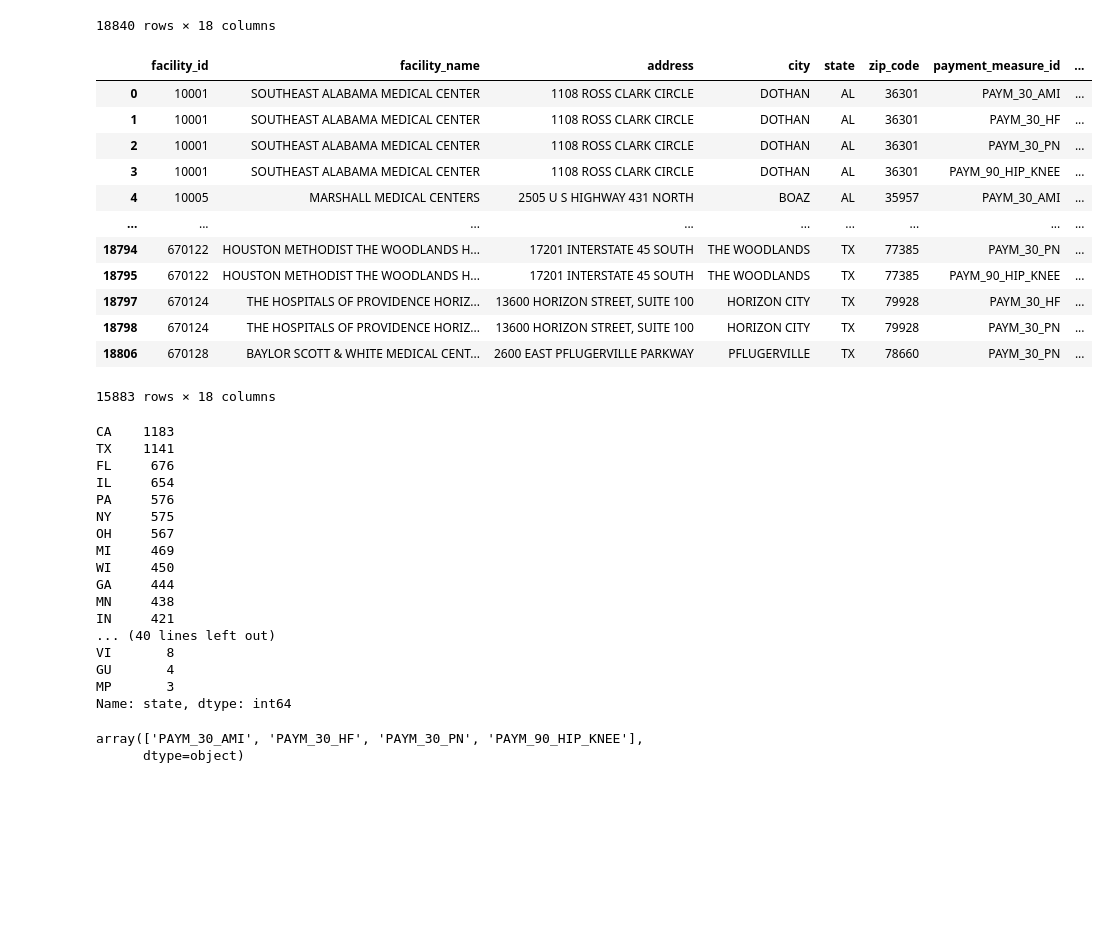
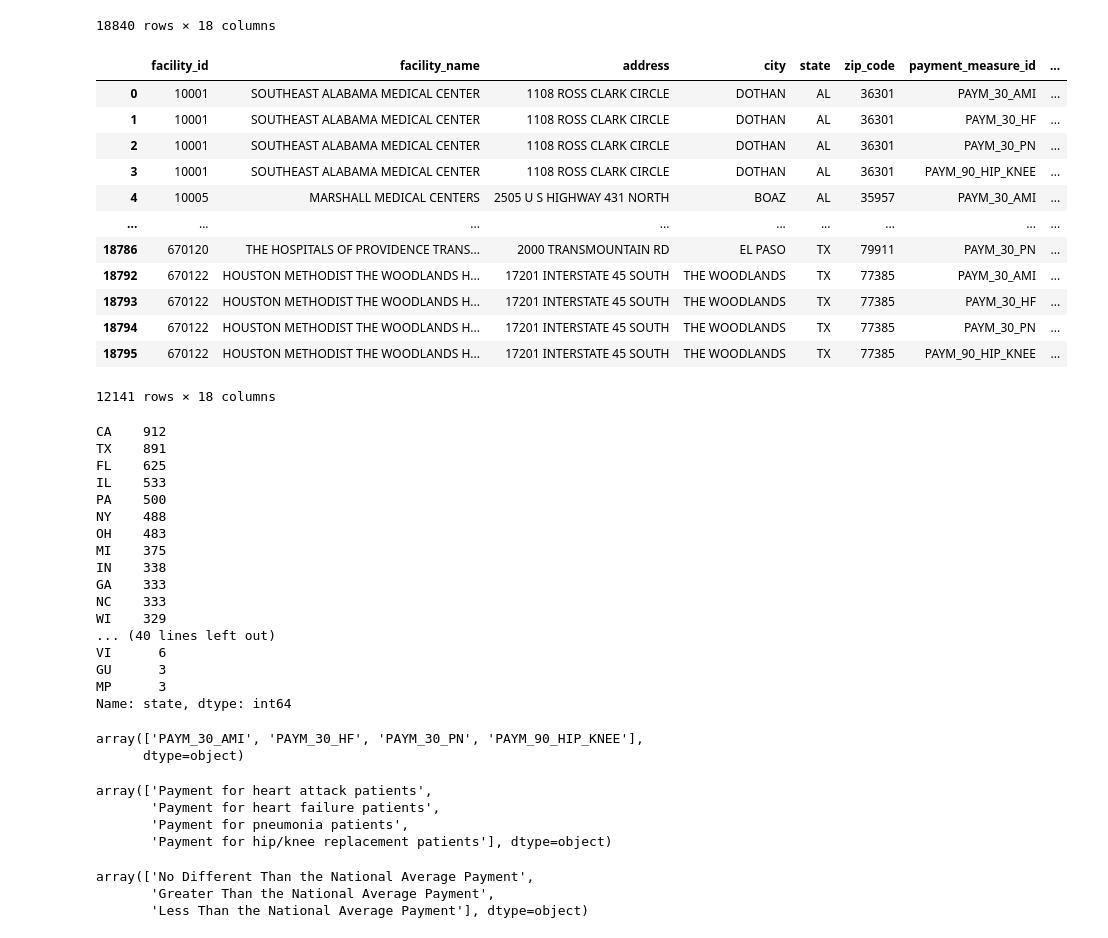
Before and after one commit to NoahGoldstein13/full_stack_data_analytics_project, a Jupyter notebook: Nadia/cleaning_data.ipynb, the cells around one changed output. Saved outputs shown, nothing was run; the diff lists cells and outputs as text; code cells hidden in the pictures; blank space fills up the shorter version.

```diff
--- a/Nadia/cleaning_data.ipynb
+++ b/Nadia/cleaning_data.ipynb
@@ -97,7 +65,7 @@ value_of_care_footnote
 start_date
 end_date
 # %%
-updated_df=value_df.drop(['county_name', 'phone_number', 'payment_footnote', 'value_of_care_footnote'], axis=1).reset_index(drop=True).dropna(how='all').drop_duplicates()
+updated_df=value_df.drop(['county_name', 'phone_number', 'payment_footnote', 'value_of_care_footnote'], axis=1).reset_index(drop=True)
 updated_df
 # %% [output]
 |  | facility_id | facility_name | address | city | state | zip_code | payment_measure_id | ... |
@@ -114,41 +82,41 @@ updated_df
 | 18839 | 670143 | ASCENSION SETON BASTROP | 630 HIGWAY 71 W, | BASTROP | TX | 78602 | PAYM_90_HIP_KNEE | ... |
 18840 rows × 18 columns
 # %%
-no_nans_df = updated_df.loc[(updated_df["payment_category"]!="Not Available")]
+no_nans_df = updated_df[updated_df.payment != 'Not Available']
 no_nans_df
 # %% [output]
 |  | facility_id | facility_name | address | city | state | zip_code | payment_measure_id | ... |
 | 0 | 10001 | SOUTHEAST ALABAMA MEDICAL CENTER | 1108 ROSS CLARK CIRCLE | DOTHAN | AL | 36301 | PAYM_30_AMI | ... |
 | 1 | 10001 | SOUTHEAST ALABAMA MEDICAL CENTER | 1108 ROSS CLARK CIRCLE | DOTHAN | AL | 36301 | PAYM_30_HF | ... |
 | 2 | 10001 | SOUTHEAST ALABAMA MEDICAL CENTER | 1108 ROSS CLARK CIRCLE | DOTHAN | AL | 36301 | PAYM_30_PN | ... |
 | 3 | 10001 | SOUTHEAST ALABAMA MEDICAL CENTER | 1108 ROSS CLARK CIRCLE | DOTHAN | AL | 36301 | PAYM_90_HIP_KNEE | ... |
 | 4 | 10005 | MARSHALL MEDICAL CENTERS | 2505 U S HIGHWAY 431 NORTH | BOAZ | AL | 35957 | PAYM_30_AMI | ... |
 | ... | ... | ... | ... | ... | ... | ... | ... | ... |
+| 18786 | 670120 | THE HOSPITALS OF PROVIDENCE TRANS... | 2000 TRANSMOUNTAIN RD | EL PASO | TX | 79911 | PAYM_30_PN | ... |
+| 18792 | 670122 | HOUSTON METHODIST THE WOODLANDS H... | 17201 INTERSTATE 45 SOUTH | THE WOODLANDS | TX | 77385 | PAYM_30_AMI | ... |
+| 18793 | 670122 | HOUSTON METHODIST THE WOODLANDS H... | 17201 INTERSTATE 45 SOUTH | THE WOODLANDS | TX | 77385 | PAYM_30_HF | ... |
 | 18794 | 670122 | HOUSTON METHODIST THE WOODLANDS H... | 17201 INTERSTATE 45 SOUTH | THE WOODLANDS | TX | 77385 | PAYM_30_PN | ... |
 | 18795 | 670122 | HOUSTON METHODIST THE WOODLANDS H... | 17201 INTERSTATE 45 SOUTH | THE WOODLANDS | TX | 77385 | PAYM_90_HIP_KNEE | ... |
-| 18797 | 670124 | THE HOSPITALS OF PROVIDENCE HORIZ... | 13600 HORIZON STREET, SUITE 100 | HORIZON CITY | TX | 79928 | PAYM_30_HF | ... |
-| 18798 | 670124 | THE HOSPITALS OF PROVIDENCE HORIZ... | 13600 HORIZON STREET, SUITE 100 | HORIZON CITY | TX | 79928 | PAYM_30_PN | ... |
-| 18806 | 670128 | BAYLOR SCOTT & WHITE MEDICAL CENT... | 2600 EAST PFLUGERVILLE PARKWAY | PFLUGERVILLE | TX | 78660 | PAYM_30_PN | ... |
-15883 rows × 18 columns
+12141 rows × 18 columns
 # %%
 no_nans_df.state.value_counts()
 # %% [output]
-CA    1183
-TX    1141
-FL     676
-IL     654
-PA     576
-NY     575
-OH     567
-MI     469
-WI     450
-GA     444
-MN     438
-IN     421
+CA    912
+TX    891
+FL    625
+IL    533
+PA    500
+NY    488
+OH    483
+MI    375
+IN    338
+GA    333
+NC    333
+WI    329
 ... (40 lines left out)
-VI       8
-GU       4
-MP       3
+VI      6
+GU      3
+MP      3
 Name: state, dtype: int64
 # %%
 no_nans_df.payment_measure_id.unique()
@@ -173,0 +126,13 @@ no_nans_oscars.sample(5)
+# %%
+no_nans_df.payment_measure_name.unique()
+# %% [output]
+array(['Payment for heart attack patients',
+       'Payment for heart failure patients',
+       'Payment for pneumonia patients',
+       'Payment for hip/knee replacement patients'], dtype=object)
+# %%
+no_nans_df.payment_category.unique()
+# %% [output]
+array(['No Different Than the National Average Payment',
+       'Greater Than the National Average Payment',
+       'Less Than the National Average Payment'], dtype=object)
```
Also changed, not shown: parts of 7 cells of this notebook.
